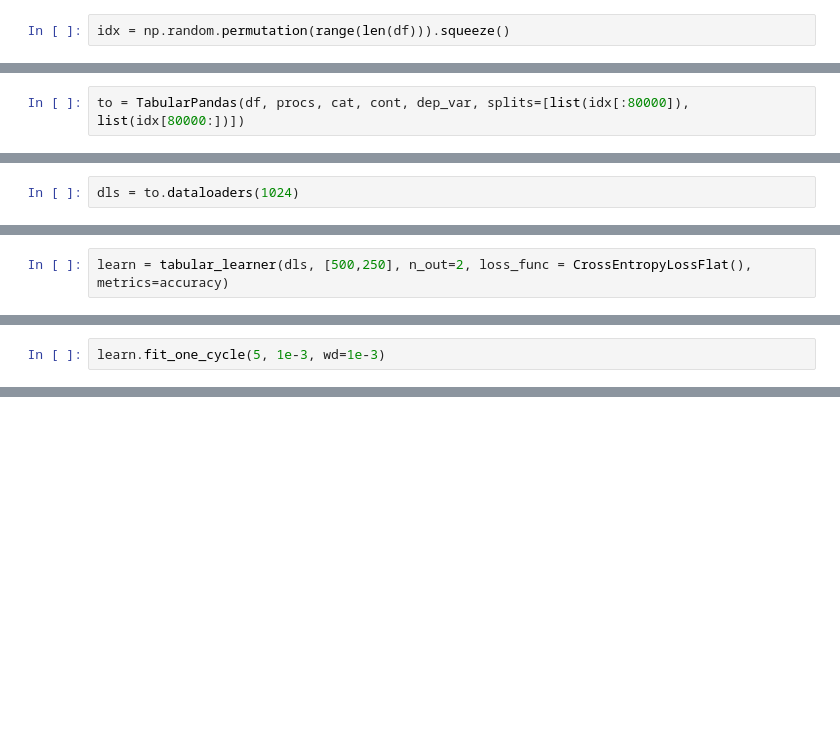
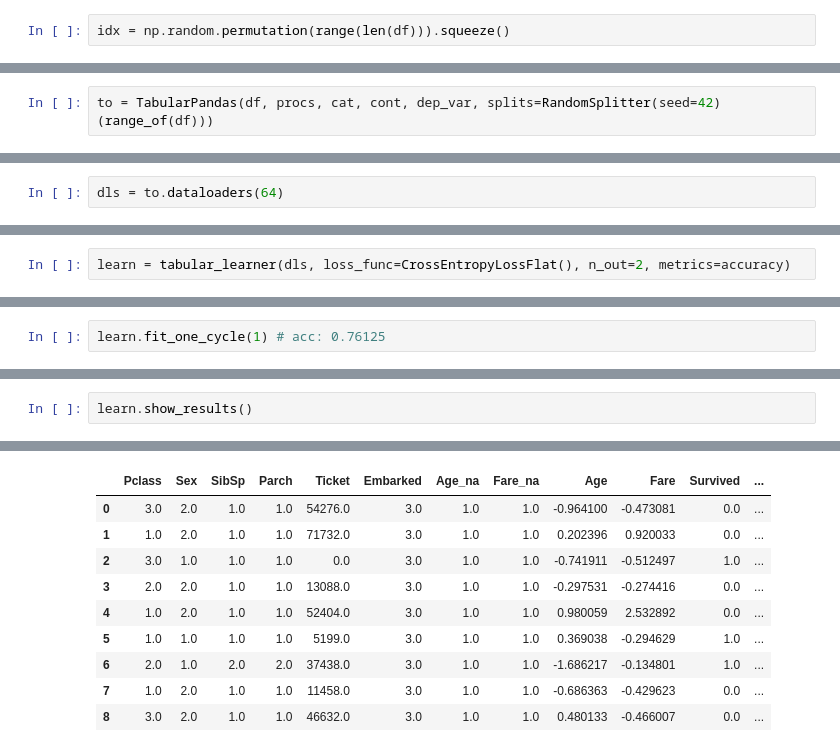
Before and after one commit to SanderML/kaggle, a Jupyter notebook: Tabular_Playground_April2021/Untitled.ipynb, the cells around one changed output, grey strips where cells are left out. Drawn from its saved outputs; the diff is of its cells as text; blank space fills up the shorter version.

```diff
--- a/Tabular_Playground_April2021/Untitled.ipynb
+++ b/Tabular_Playground_April2021/Untitled.ipynb
@@ -72,4 +125,4 @@ idx.shape
 # %%
-to = TabularPandas(df, procs, cat, cont, dep_var, splits=[list(idx[:80000]), list(idx[80000:])])
+to = TabularPandas(df, procs, cat, cont, dep_var, splits=RandomSplitter(seed=42)(range_of(df)))
 # %%
 len(to.train), len(to.valid)
@@ -78,5 +145,5 @@ to.show(3)
 # %%
-dls = to.dataloaders(1024)
+dls = to.dataloaders(64)
 # %%
 y = to.train.y
 y.min(), y.max()
@@ -83,4 +152,4 @@ y.min(), y.max()
 # %%
-learn = tabular_learner(dls, [500,250], n_out=2, loss_func = CrossEntropyLossFlat(), metrics=accuracy)
+learn = tabular_learner(dls, loss_func=CrossEntropyLossFlat(), n_out=2, metrics=accuracy)
 # %%
 learn.lr_find(end_lr=1)
@@ -87,2 +160,2 @@ learn.lr_find(end_lr=1)
 # %%
-learn.fit_one_cycle(5, 1e-3, wd=1e-3)
+learn.fit_one_cycle(1) # acc: 0.76125
@@ -90,0 +190,3 @@ learn.recorder.plot_loss()
+# %%
+learn.show_results()
+# %% [output]
@@ -90,0 +194,10 @@ learn.recorder.plot_loss()
+|  | Pclass | Sex | SibSp | Parch | Ticket | Embarked | Age_na | Fare_na | Age | Fare | Survived | ... |
+| 0 | 3.0 | 2.0 | 1.0 | 1.0 | 54276.0 | 3.0 | 1.0 | 1.0 | -0.964100 | -0.473081 | 0.0 | ... |
+| 1 | 1.0 | 2.0 | 1.0 | 1.0 | 71732.0 | 3.0 | 1.0 | 1.0 | 0.202396 | 0.920033 | 0.0 | ... |
+| 2 | 3.0 | 1.0 | 1.0 | 1.0 | 0.0 | 3.0 | 1.0 | 1.0 | -0.741911 | -0.512497 | 1.0 | ... |
+| 3 | 2.0 | 2.0 | 1.0 | 1.0 | 13088.0 | 3.0 | 1.0 | 1.0 | -0.297531 | -0.274416 | 0.0 | ... |
+| 4 | 1.0 | 2.0 | 1.0 | 1.0 | 52404.0 | 3.0 | 1.0 | 1.0 | 0.980059 | 2.532892 | 0.0 | ... |
+| 5 | 1.0 | 1.0 | 1.0 | 1.0 | 5199.0 | 3.0 | 1.0 | 1.0 | 0.369038 | -0.294629 | 1.0 | ... |
+| 6 | 2.0 | 1.0 | 2.0 | 2.0 | 37438.0 | 3.0 | 1.0 | 1.0 | -1.686217 | -0.134801 | 1.0 | ... |
+| 7 | 1.0 | 2.0 | 1.0 | 1.0 | 11458.0 | 3.0 | 1.0 | 1.0 | -0.686363 | -0.429623 | 0.0 | ... |
+| 8 | 3.0 | 2.0 | 1.0 | 1.0 | 46632.0 | 3.0 | 1.0 | 1.0 | 0.480133 | -0.466007 | 0.0 | ... |
```
Also changed, not shown: parts of 42 cells of this notebook.
